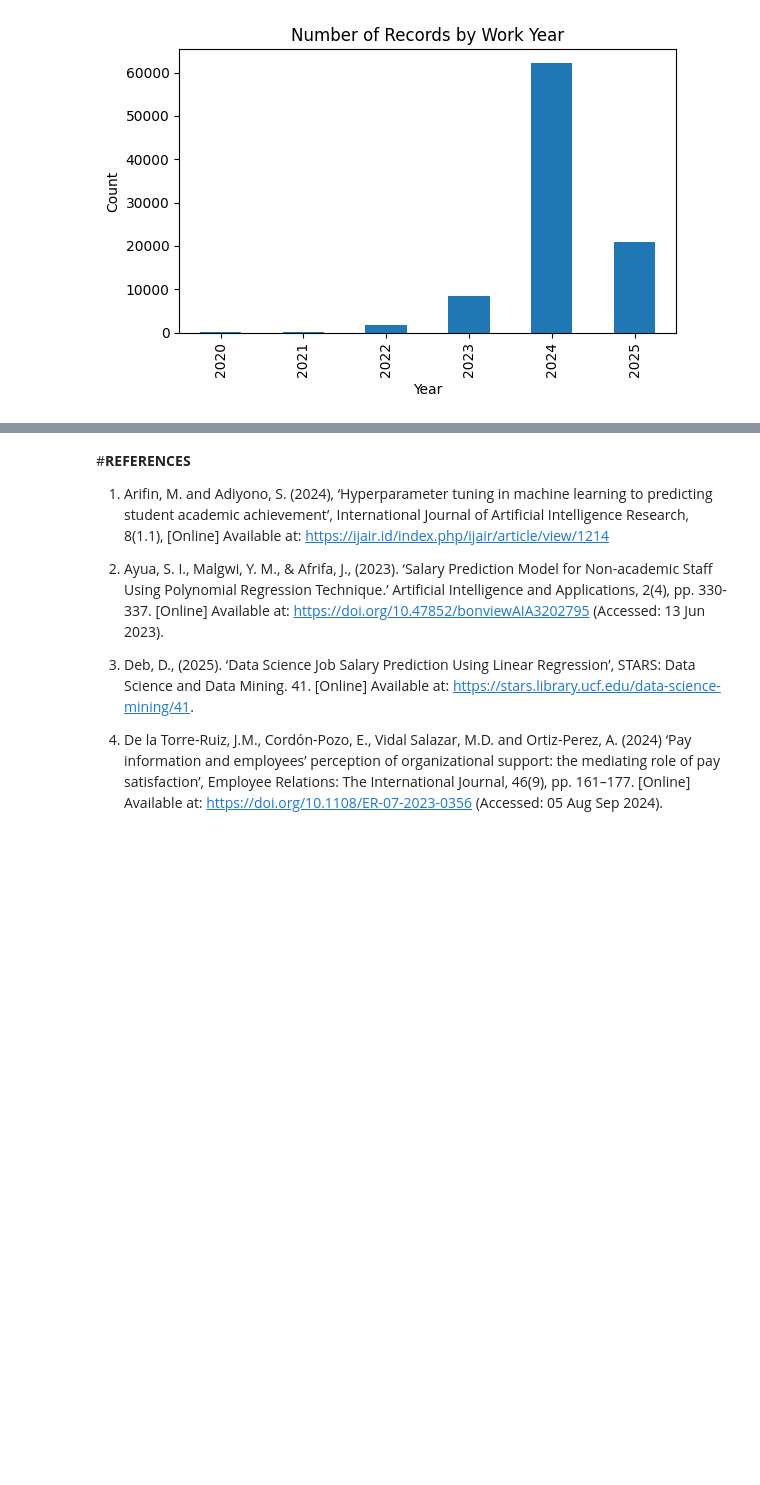
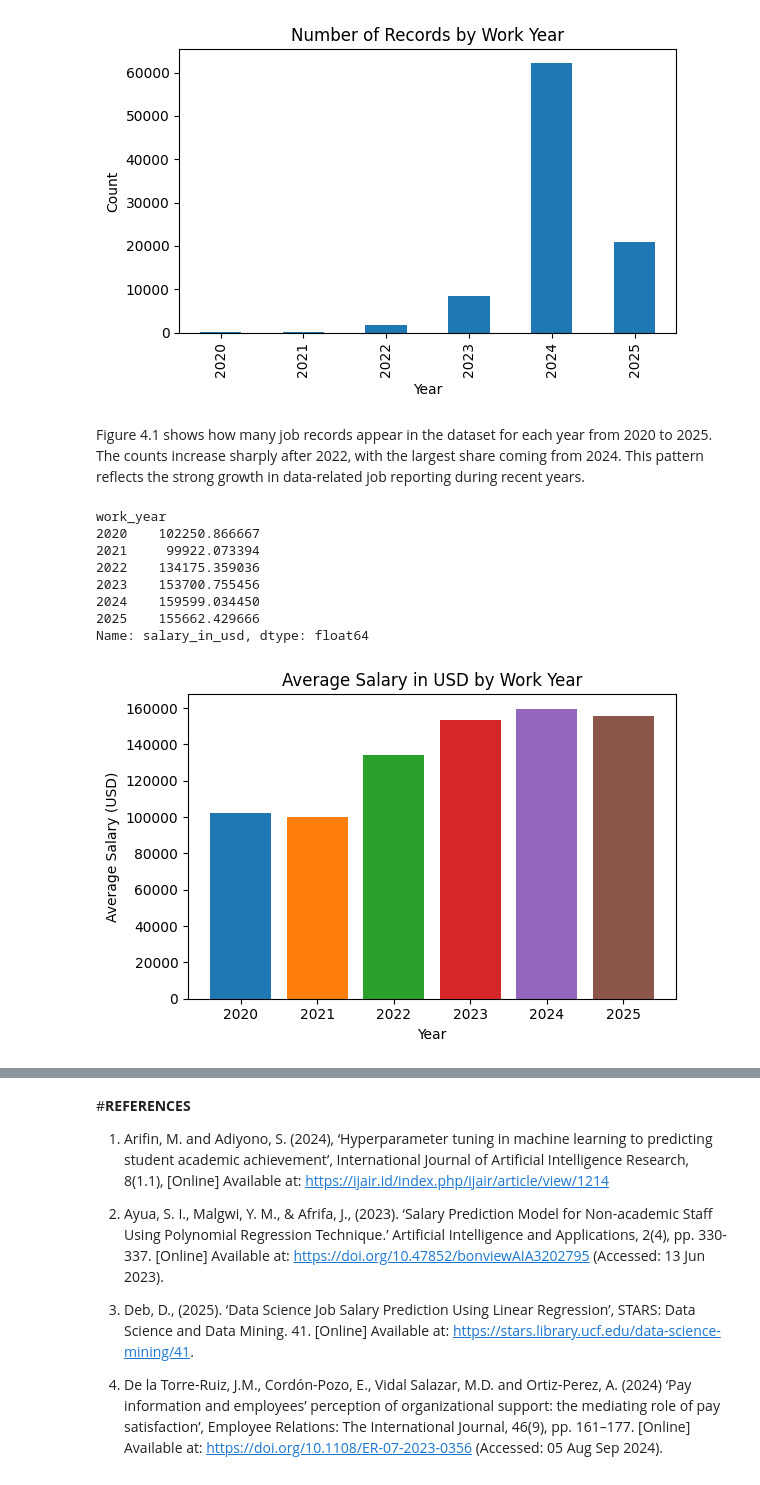
Before and after one commit to behrad-mohammadi/salary-prediction-data-jobs, a Jupyter notebook: Notebook/salary_analysis_main.ipynb, the cells around one changed output, grey strips where cells are left out. Saved outputs shown, nothing was run; the diff lists cells and outputs as text; code cells hidden in the pictures; blank space fills up the shorter version.

```diff
--- a/Notebook/salary_analysis_main.ipynb
+++ b/Notebook/salary_analysis_main.ipynb
@@ -511,3 +504,37 @@ work_year
 2025    20886
 Name: count, dtype: int64
 [figure]
+# %% [markdown]
+Figure 4.1 shows how many job records appear in the dataset for each year from 2020 to 2025. The counts increase sharply after 2022, with the largest share coming from 2024. This pattern reflects the strong growth in data-related job reporting during recent years.
+# %%
+import seaborn as sns
+
+# ---- Average Salary by Year ----
+mean_salary_per_year = df.groupby('work_year')['salary_in_usd'].mean().sort_index()
+print(mean_salary_per_year)
+
+plt.figure(figsize=(6,4))
+
+# Use seaborn color palette for different colors
+colors = sns.color_palette("tab10", len(mean_salary_per_year))
+
+plt.bar(mean_salary_per_year.index, mean_salary_per_year.values, color=colors)
+
+plt.title("Average Salary in USD by Work Year")
+plt.xlabel("Year")
+plt.ylabel("Average Salary (USD)")
+plt.tight_layout()
+
+# Save figure
+plt.savefig(fig_path + "Figure_4_2_mean_salary_by_year.png", dpi=300)
+plt.show()
+# %% [output]
+work_year
+2020    102250.866667
+2021     99922.073394
+2022    134175.359036
+2023    153700.755456
+2024    159599.034450
+2025    155662.429666
+Name: salary_in_usd, dtype: float64
+[figure, added]
```
Also changed, not shown: parts of 30 cells of this notebook.
